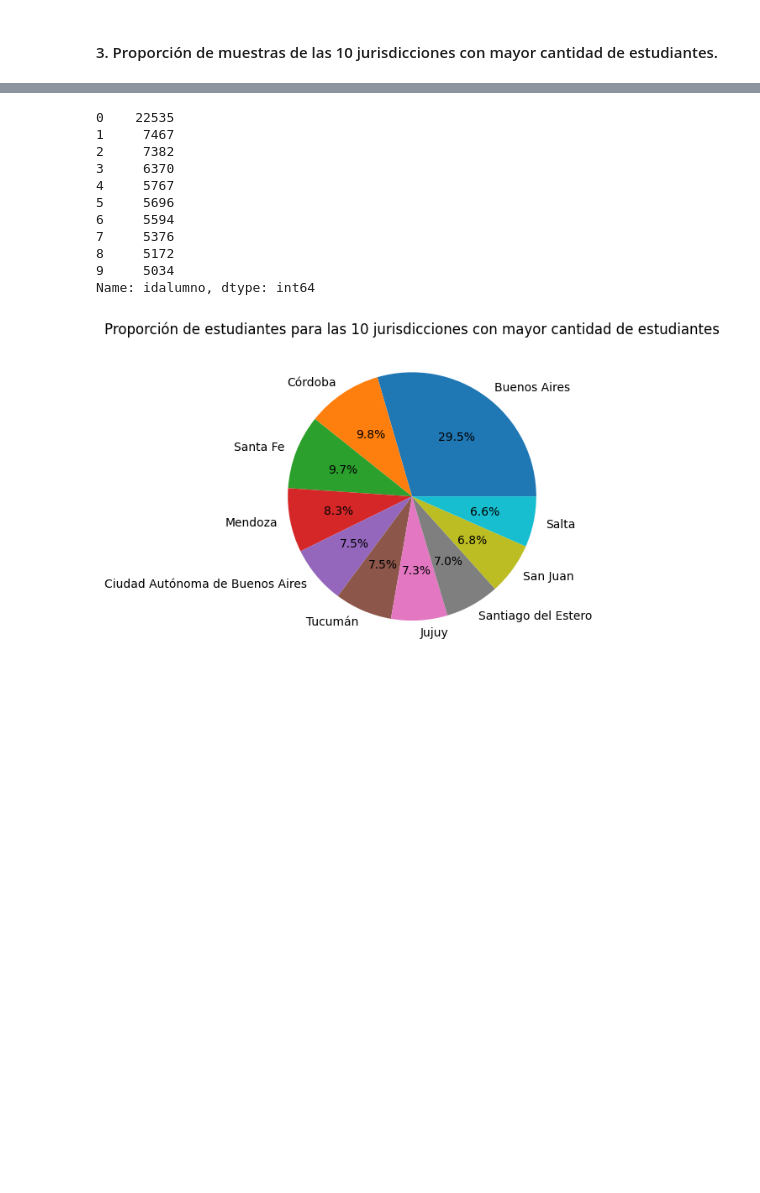
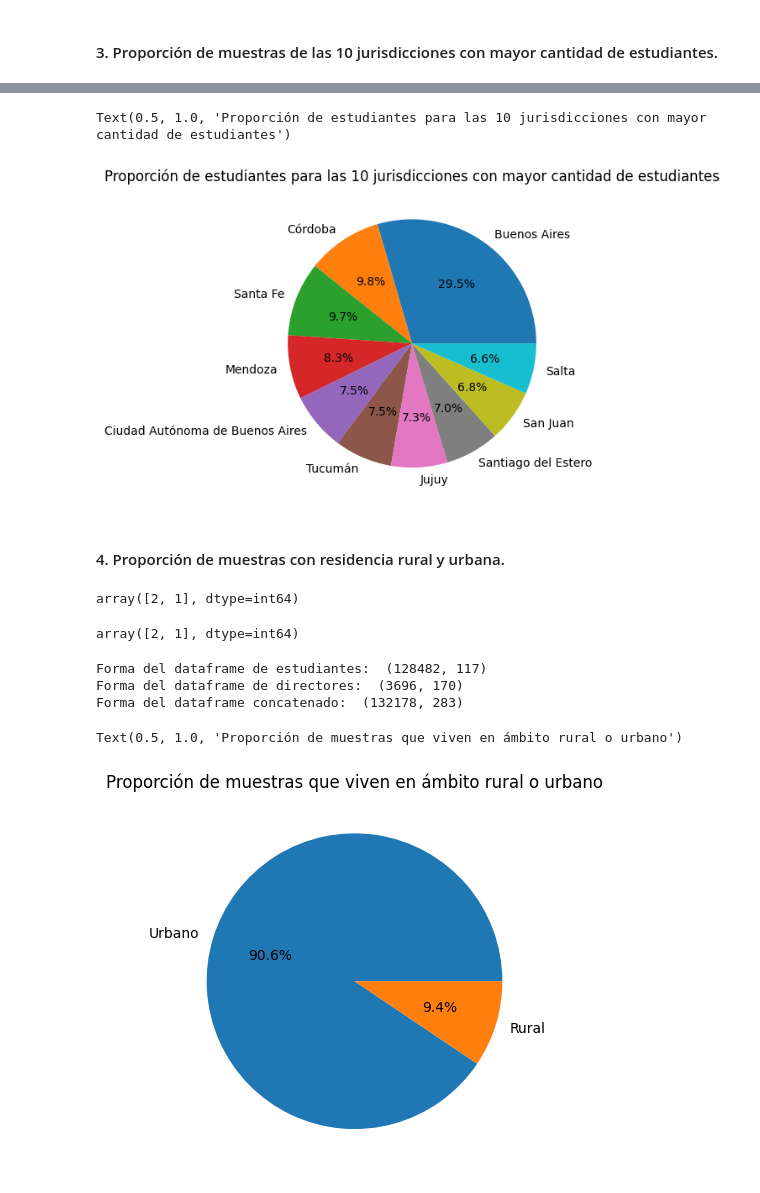
Before and after one commit to alerodriguez01/tp1-cs-datos, a Jupyter notebook: tp1-cs-datos.ipynb, the cells around one changed output, grey strips where cells are left out. Saved outputs shown, nothing was run; the diff lists cells and outputs as text; code cells hidden in the pictures; blank space fills up the shorter version.

```diff
--- a/tp1-cs-datos.ipynb
+++ b/tp1-cs-datos.ipynb
@@ -172,26 +145,44 @@ Name: proporcion_alumnos, dtype: float64
 # %%
 fig, ax = plt.subplots()
-
-print(juridiscciones_con_mas_estudiantes["idalumno"])
 
 # Obtener los nombres de los codigos de jurisdiccion
 jurisdicciones = [COD_JURISDICCION[j] for j in juridiscciones_con_mas_estudiantes["jurisdiccion"]]
 
-ax.pie(juridiscciones_con_mas_estudiantes["proporcion_alumnos"], labels=jurisdicciones, autopct='%1.1f%%')
+ax.pie(juridiscciones_con_mas_estudiantes["idalumno"], labels=jurisdicciones, autopct='%1.1f%%')
 
 ax.set_title("Proporción de estudiantes para las 10 jurisdicciones con mayor cantidad de estudiantes")
-
-fig.show()
 # %% [output]
-0    22535
-1     7467
-2     7382
-3     6370
-4     5767
-5     5696
-6     5594
-7     5376
-8     5172
-9     5034
-Name: idalumno, dtype: int64
+Text(0.5, 1.0, 'Proporción de estudiantes para las 10 jurisdicciones con mayor cantidad de estudiantes')
 [figure]
+# %% [markdown]
+#### 4. Proporción de muestras con residencia rural y urbana.
+# %%
+# Verificar que no haya registros vacios o outliers
+df_estudiantes['ambito'].unique()
+# %% [output]
+array([2, 1], dtype=int64)
+# %%
+# Verificar que no haya registros vacios o outliers
+df_directores['ambito'].unique()
+# %% [output]
+array([2, 1], dtype=int64)
+# %%
+df_unido = pd.concat([df_estudiantes, df_directores])
+
+print("Forma del dataframe de estudiantes: ", df_estudiantes.shape)
+print("Forma del dataframe de directores: ", df_directores.shape)
+print("Forma del dataframe concatenado: ", df_unido.shape)
+# %% [output]
+Forma del dataframe de estudiantes:  (128482, 117)
+Forma del dataframe de directores:  (3696, 170)
+Forma del dataframe concatenado:  (132178, 283)
+# %%
+fig, ax = plt.subplots()
+
+labels = ["Urbano", "Rural"]
+ax.pie(df_unido['ambito'].value_counts(), labels=labels, autopct='%1.1f%%')
+
+ax.set_title("Proporción de muestras que viven en ámbito rural o urbano")
+# %% [output]
+Text(0.5, 1.0, 'Proporción de muestras que viven en ámbito rural o urbano')
+[figure, added]
```
Also changed, not shown: parts of 5 cells of this notebook.
